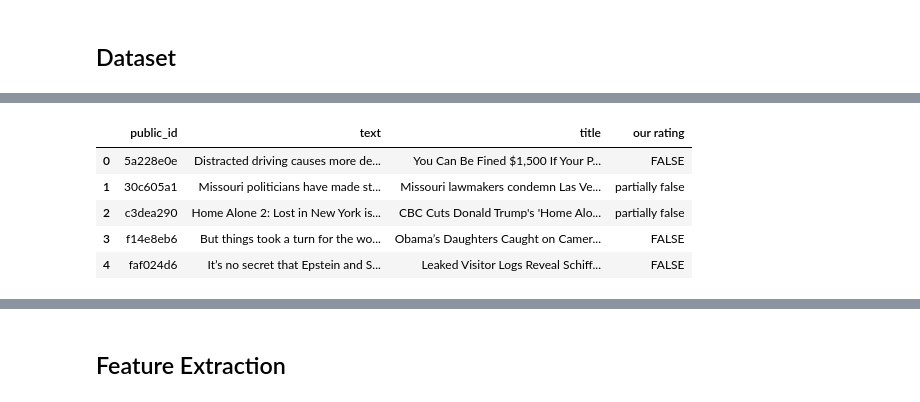
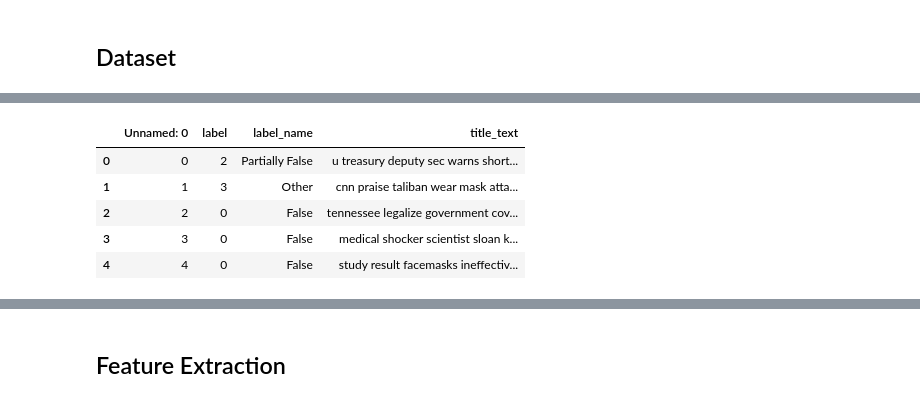
Before and after one commit to cgurkan/fake-news, a Jupyter notebook: FakeNewsDetection_ML.ipynb, the cells around one changed output, grey strips where cells are left out. Drawn from its saved outputs; the diff is of its cells as text; code cells hidden in the pictures.

```diff
--- a/FakeNewsDetection_ML.ipynb
+++ b/FakeNewsDetection_ML.ipynb
@@ -88,11 +83,11 @@ Mounted at /content/drive
 # %%
-# Read Training Dataset
-df_train = pd.read_csv(BASE_URL+"data/train/Task3_english_training.csv")
-df_train.head()
+# Read Test  Dataset ( will be merged with Training Dataset)
+df_test = pd.read_csv(test_path)
+df_test.head()
 # %% [output]
-|  | public_id | text | title | our rating |
-| 0 | 5a228e0e | Distracted driving causes more de... | You Can Be Fined $1,500 If Your P... | FALSE |
-| 1 | 30c605a1 | Missouri politicians have made st... | Missouri lawmakers condemn Las Ve... | partially false |
-| 2 | c3dea290 | Home Alone 2: Lost in New York is... | CBC Cuts Donald Trump's 'Home Alo... | partially false |
-| 3 | f14e8eb6 | But things took a turn for the wo... | Obama’s Daughters Caught on Camer... | FALSE |
-| 4 | faf024d6 | It’s no secret that Epstein and S... | Leaked Visitor Logs Reveal Schiff... | FALSE |
+|  | Unnamed: 0 | label | label_name | title_text |
+| 0 | 0 | 2 | Partially False | u treasury deputy sec warns short... |
+| 1 | 1 | 3 | Other | cnn praise taliban wear mask atta... |
+| 2 | 2 | 0 | False | tennessee legalize government cov... |
+| 3 | 3 | 0 | False | medical shocker scientist sloan k... |
+| 4 | 4 | 0 | False | study result facemasks ineffectiv... |
```
Also changed, not shown: parts of 86 cells of this notebook.
